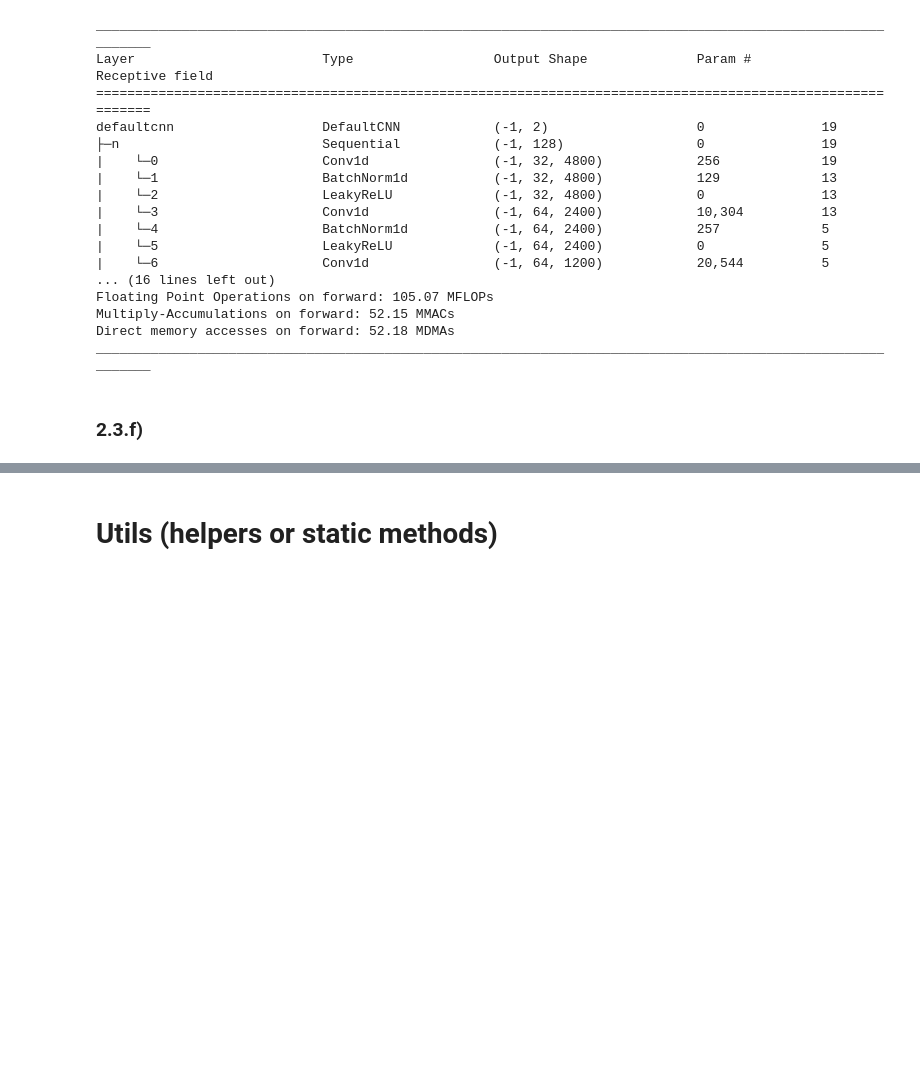
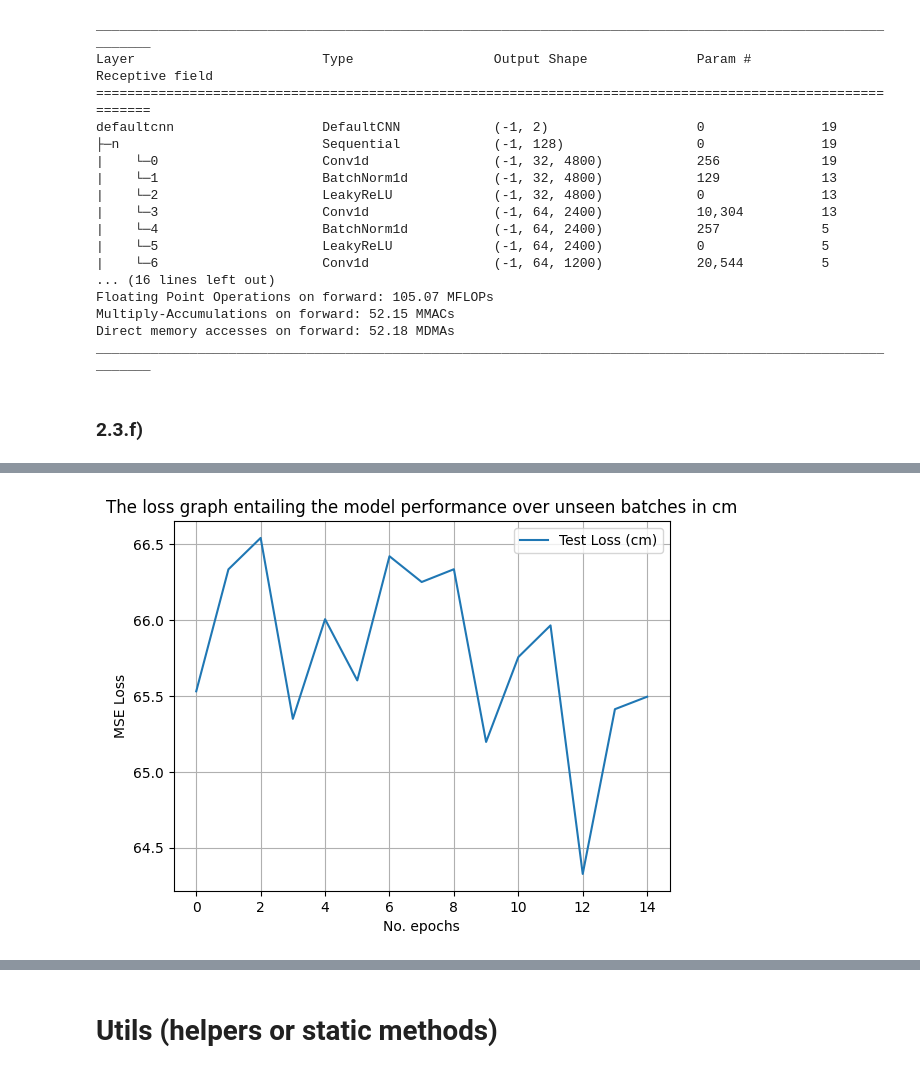
Before and after one commit to Christian-Stefan/Audio-Source-Localization-and-Isolation-using-CNN, a Jupyter notebook: assign2_part_3.ipynb, the cells around one changed output, grey strips where cells are left out. Cells and saved outputs as stored; diff of their text form; code cells hidden in the pictures; blank space fills up the shorter version.

```diff
--- a/assign2_part_3.ipynb
+++ b/assign2_part_3.ipynb
@@ -350,0 +428,9 @@ Final Test Error in CM: 66.34 cm
+# %%
+PLT.plot(test_batch_cm, label = 'Test Loss (cm)')
+PLT.xlabel("No. epochs")
+PLT.ylabel("MSE Loss")
+PLT.title("The loss graph entailing the model performance over unseen batches in cm")
+PLT.legend()
+PLT.grid()
+# %% [output]
+[figure, added]
```
Also changed, not shown: parts of 11 cells of this notebook.
